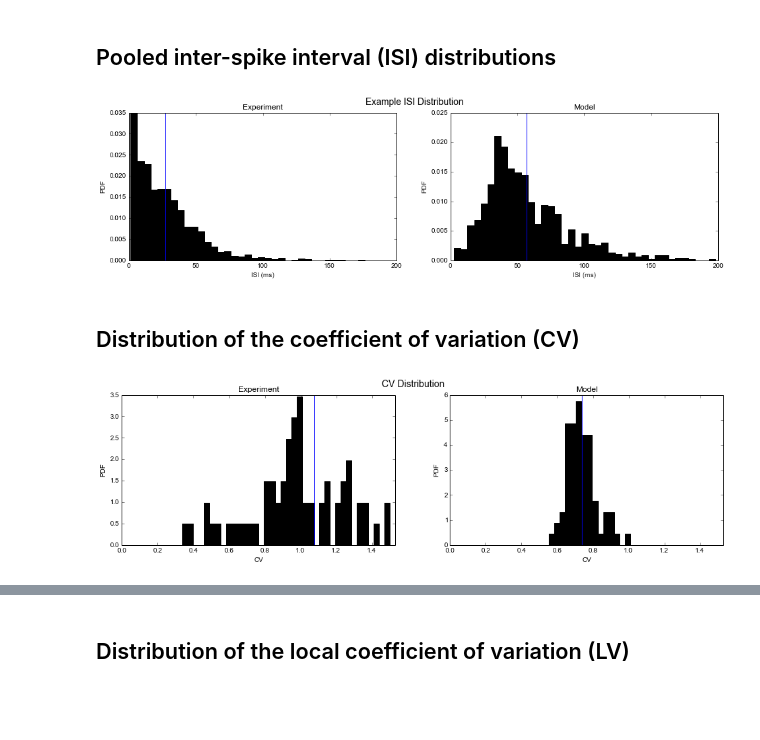
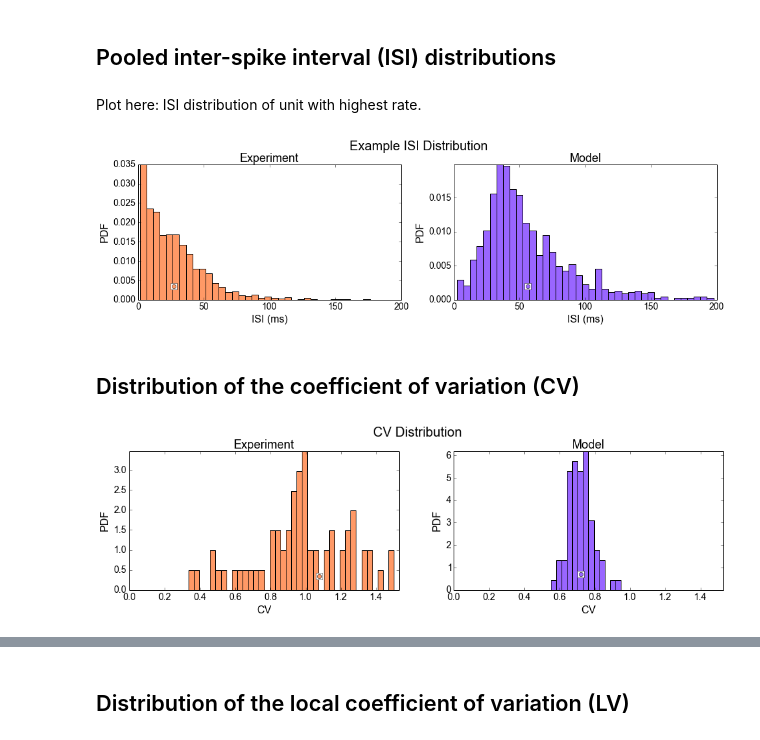
Before and after one commit to paulchorley/elephant, a Jupyter notebook: hbp_review/hbp_review.ipynb, the cells around one changed output, grey strips where cells are left out. Saved outputs shown, nothing was run; the diff lists cells and outputs as text; code cells hidden in the pictures; blank space fills up the shorter version.

```diff
--- a/hbp_review/hbp_review.ipynb
+++ b/hbp_review/hbp_review.ipynb
@@ -56,9 +61,4 @@ session_exp = rg.restingstateio.RestingStateIO(
     "data/i140701-004", print_diagnostic=False)
 block_exp = session_exp.read_block(
     n_starts=[rec_start], n_stops=[rec_start + duration],
-    channel_list=[], units=[1])
-
-# select spike trains (min. 2 spikes, SUA only)
-sts_exp = [
-    st for st in
-    block_exp.filter(sua=True, object="SpikeTrain") if len(st) > 2]
+    channel_list=[], units=[])
@@ -64,0 +67,12 @@ sts_exp = [
+# %%
+sts_exp = [
+    st for st in
+    block_exp.filter([{'sua':True}, {'unit_id':1}]) if len(st) > 2]
+# %%
+k=np.zeros((10,10))
+for st in sts_exp:
+    k[st.annotations['ca_id']/10][st.annotations['ca_id']%10]=1
+    print st.unit.channel_indexes,
+    print st.unit.annotations['ca_id'],
+    print st.unit.annotations['electrode_id']
+plt.pcolor(np.arange(10), np.arange(10), k)
@@ -86,0 +122,7 @@ sts_mdl = block_mdl.filter(
+# %%
+#sts_mdl = []
+#for st in sts_exp:
+#    sts_mdl.append(block_mdl.filter(
+#        [{'channel_id':st.annotations['channel_id']}])[0]
+#        )
+sts_mdl=block_mdl.filter(targdict=[{'unit_type': 'excitatory'}, {'unit_id': 0}])[:len(sts_exp)]
@@ -159,23 +226,24 @@ plt.subplots_adjust(hspace=0.5)
 # %%
 isis_exp = [ elephant.statistics.isi(st) for st in sts_exp ]
 isis_mdl = [ elephant.statistics.isi(st) for st in sts_mdl ]
+# %% [markdown]
+Plot here: ISI distribution of unit with highest rate.
 # %%
-# Plot ISI distribution of unit with highest rate
-
 plt.figure(figsize=(16,4))
-plt.suptitle('Example ISI Distribution',fontsize=14)
+plt.suptitle('Example ISI Distribution', fontsize=20)
 
 plt.subplot(1,2,1)
-plt.title('Experiment')
-plots.isi_distribution(isis_exp[np.argsort(rates_exp)[-1]],bin_width=5 * ms)
+plt.title('Experiment', fontsize=18)
+plots.isi_distribution(isis_exp[np.argsort(rates_exp)[-1]], bin_width=5 * ms, col=exp_col)
 
 plt.subplot(1,2,2)
-plt.title('Model')
-plots.isi_distribution(isis_mdl[np.argsort(rates_mdl)[-1]],bin_width=5 * ms)
+plt.title('Model', fontsize=18)
+plots.isi_distribution(isis_mdl[np.argsort(rates_mdl)[-1]], bin_width=5 * ms, col=mdl_col)
 
-plt.subplots_adjust(hspace=0.5)
+plt.subplots_adjust(hspace=0.5, top=0.85)
+plt.savefig('isi_dist.png', transparent=True)
 # %% [output]
-[figure, old version]
+[figure, new version]
 # %% [markdown]
 ## Distribution of the coefficient of variation (CV)
 # %%
@@ -185,16 +253,18 @@ cvs_mdl = [ elephant.statistics.cv(isi) for isi in isis_mdl ]
 cvbins = np.linspace(0, 1.5, 50)
 
 plt.figure(figsize=(16,4))
-plt.suptitle('CV Distribution', fontsize=14)
+plt.suptitle('CV Distribution', fontsize=20)
 
 plt.subplot(1,2,1)
-plt.title('Experiment')
-plots.cv_distribution(cvs_exp, bins=cvbins)
+plt.title('Experiment', fontsize=18)
+plots.cv_distribution(cvs_exp, bins=cvbins, col=exp_col)
 
 plt.subplot(1,2,2)
-plt.title('Model')
-plots.cv_distribution(cvs_mdl, bins=cvbins)
+plt.title('Model', fontsize=18)
+plots.cv_distribution(cvs_mdl, bins=cvbins, col=mdl_col)
 
-plt.subplots_adjust(hspace=0.5)
+plt.subplots_adjust(hspace=0.5, top=0.85)
+
+plt.savefig('cv_dist.png', transparent=True)
 # %% [output]
-[figure, old version]
+[figure, new version]
```
Also changed, not shown: parts of 31 cells of this notebook, 2 other files.
